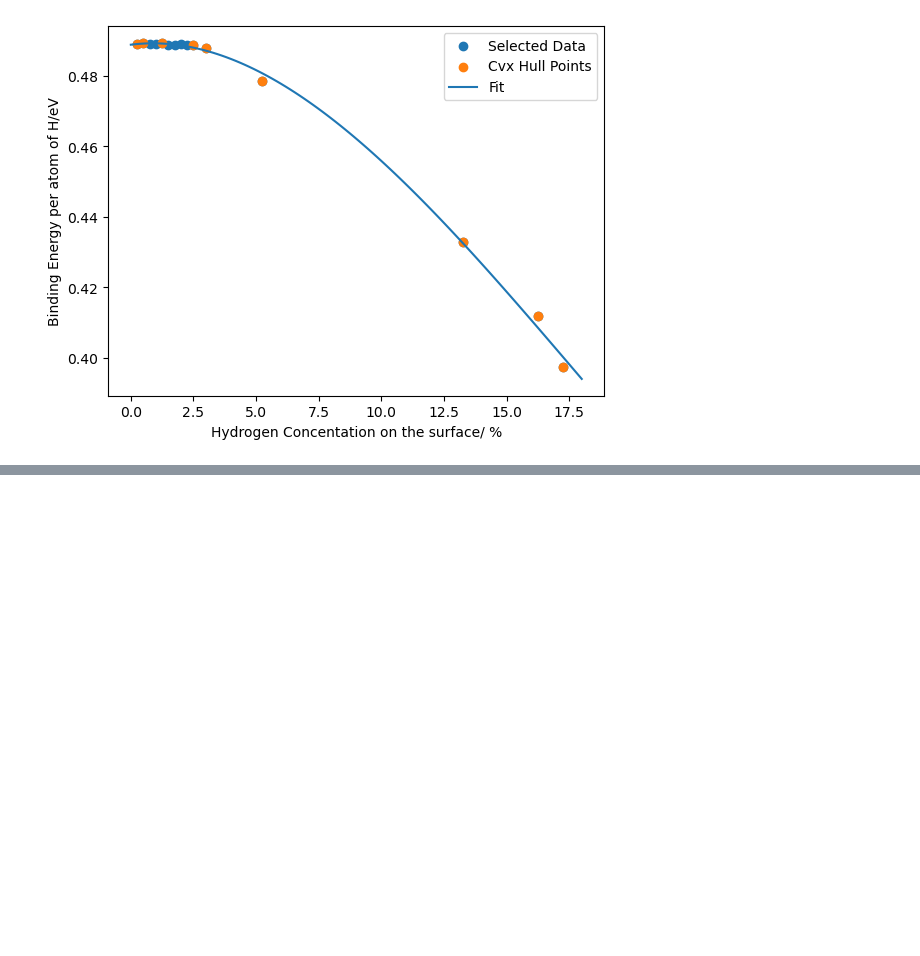
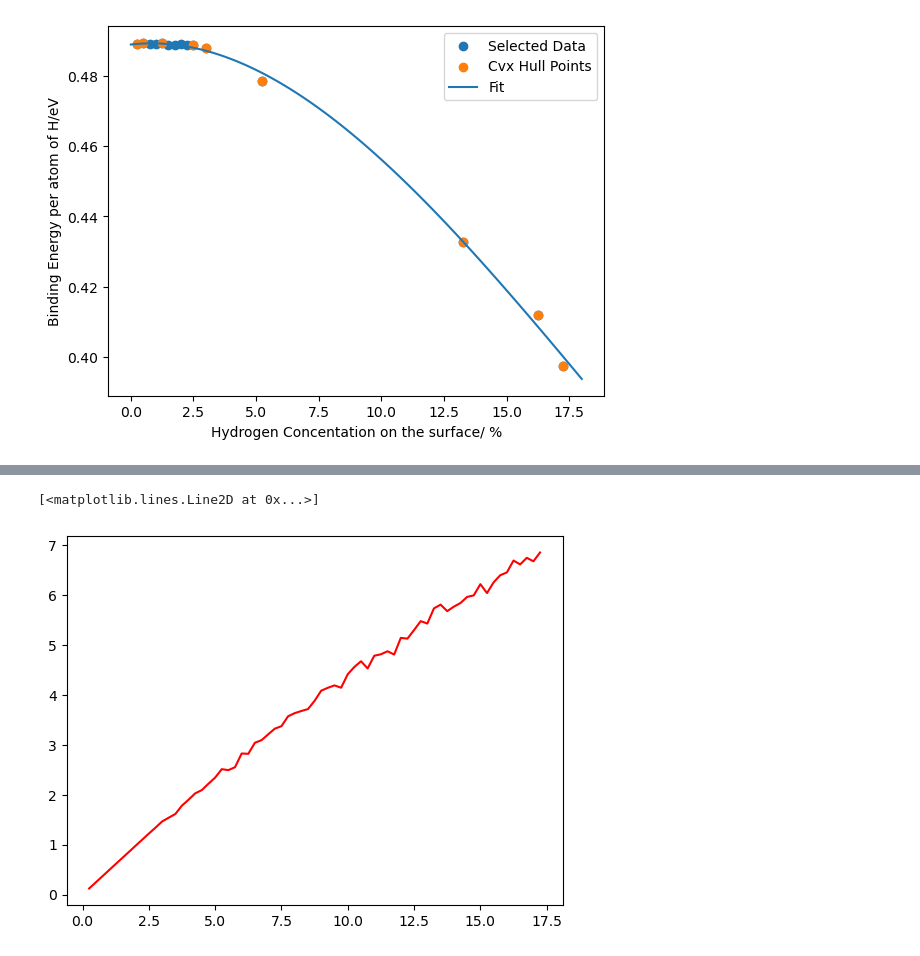
Before and after one commit to Samanyu-T/Fit_EAM, a Jupyter notebook: Jupyter Notebooks/Analyze_HSurface.ipynb, the cells around one changed output, grey strips where cells are left out. Drawn from its saved outputs; the diff is of its cells as text; code cells hidden in the pictures; blank space fills up the shorter version.

```diff
--- a/Jupyter Notebooks/Analyze_HSurface.ipynb
+++ b/Jupyter Notebooks/Analyze_HSurface.ipynb
@@ -5,7 +5,7 @@ from scipy.spatial import ConvexHull
 import glob
 # %%
 data_lst = []
-for file in glob.glob('../../H_Surface_Data_2/data_*.txt'):
+for i, file in enumerate(glob.glob('../../H_Surface_Data_2/data_*.txt')):
     data_temp = np.loadtxt(file)
     data_lst.append(data_temp)
 
@@ -197,0 +200,6 @@ plt.ylabel('Addition Energy /eV')
+# %%
+f_data = y_data*x_data
+plt.plot(x_data, f_data, color='r')
+# %% [output]
+[<matplotlib.lines.Line2D at 0x...>]
+[figure, added]
```
Also changed, not shown: parts of 8 cells of this notebook, 12 other files.
